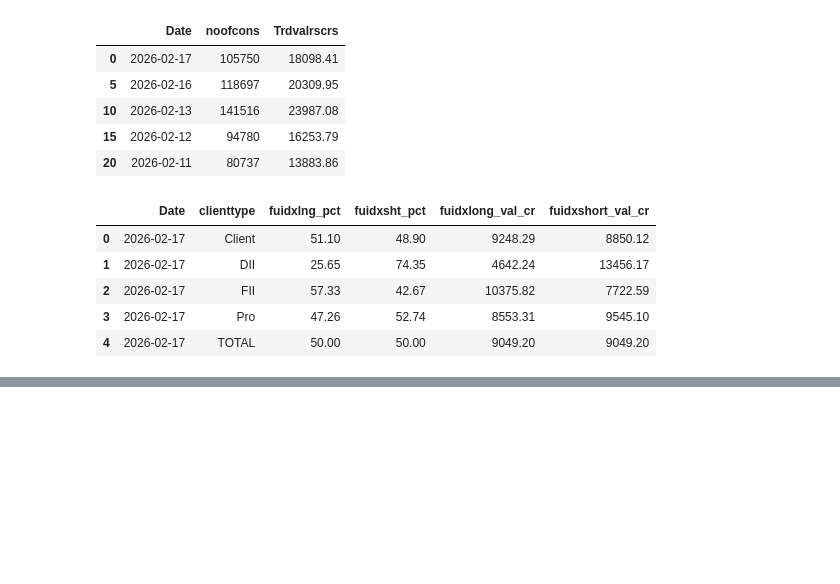
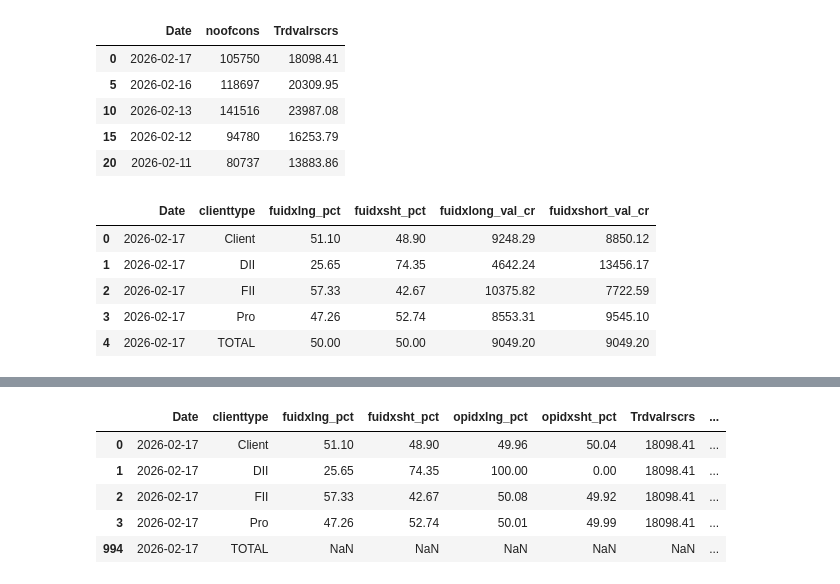
Before and after one commit to shailsun28/stockshortlisting, a Jupyter notebook: Untitled1.ipynb, the cells around one changed output, grey strips where cells are left out. Saved outputs shown, nothing was run; the diff lists cells and outputs as text; code cells hidden in the pictures; blank space fills up the shorter version.

```diff
--- a/Untitled1.ipynb
+++ b/Untitled1.ipynb
@@ -824,0 +850,9 @@ final_df.head()
+# %%
+final.tail()
+# %% [output]
+|  | Date | clienttype | fuidxlng_pct | fuidxsht_pct | opidxlng_pct | opidxsht_pct | Trdvalrscrs | ... |
+| 0 | 2026-02-17 | Client | 51.10 | 48.90 | 49.96 | 50.04 | 18098.41 | ... |
+| 1 | 2026-02-17 | DII | 25.65 | 74.35 | 100.00 | 0.00 | 18098.41 | ... |
+| 2 | 2026-02-17 | FII | 57.33 | 42.67 | 50.08 | 49.92 | 18098.41 | ... |
+| 3 | 2026-02-17 | Pro | 47.26 | 52.74 | 50.01 | 49.99 | 18098.41 | ... |
+| 994 | 2026-02-17 | TOTAL | NaN | NaN | NaN | NaN | NaN | ... |
```
Also changed, not shown: parts of 2 cells of this notebook.
